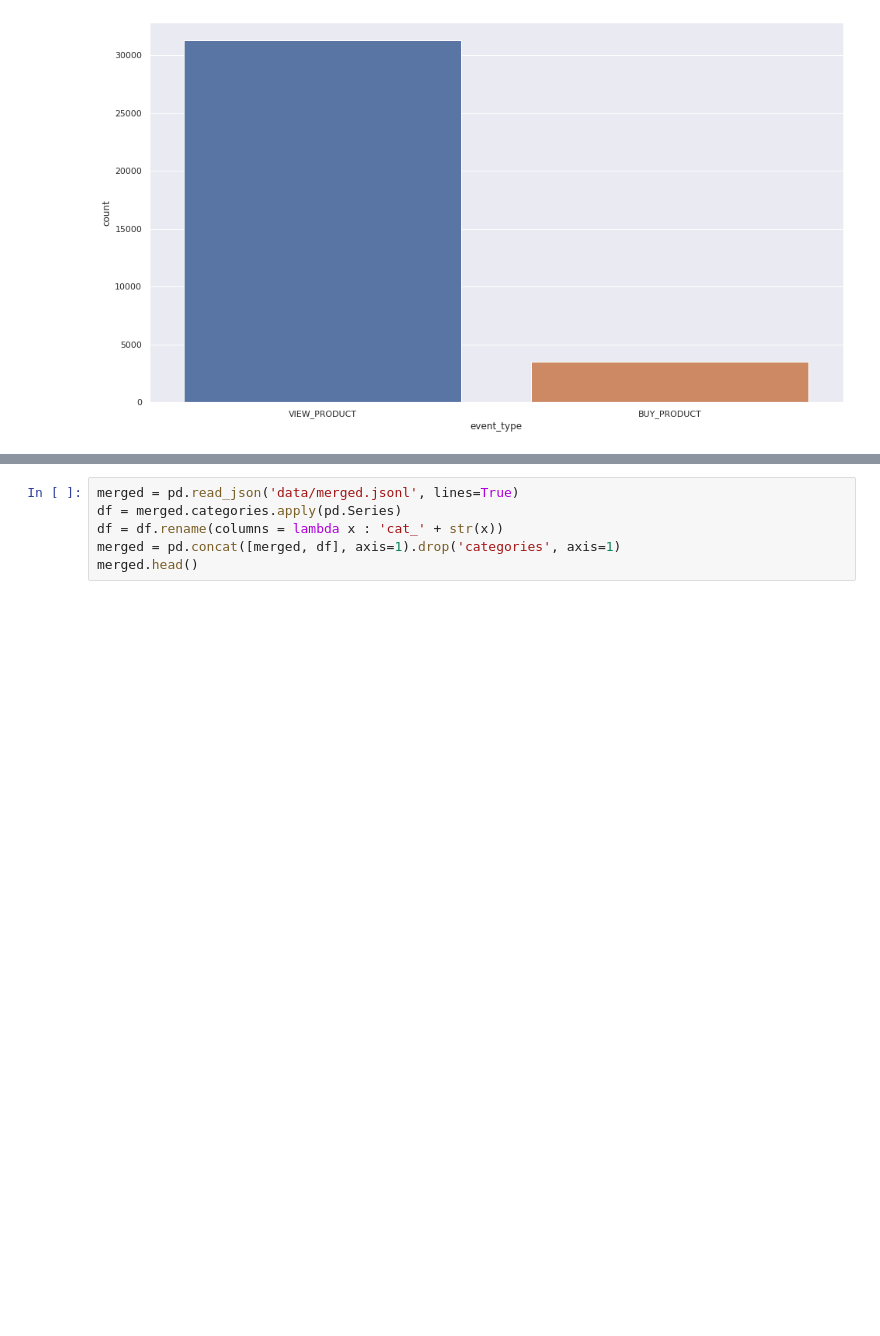
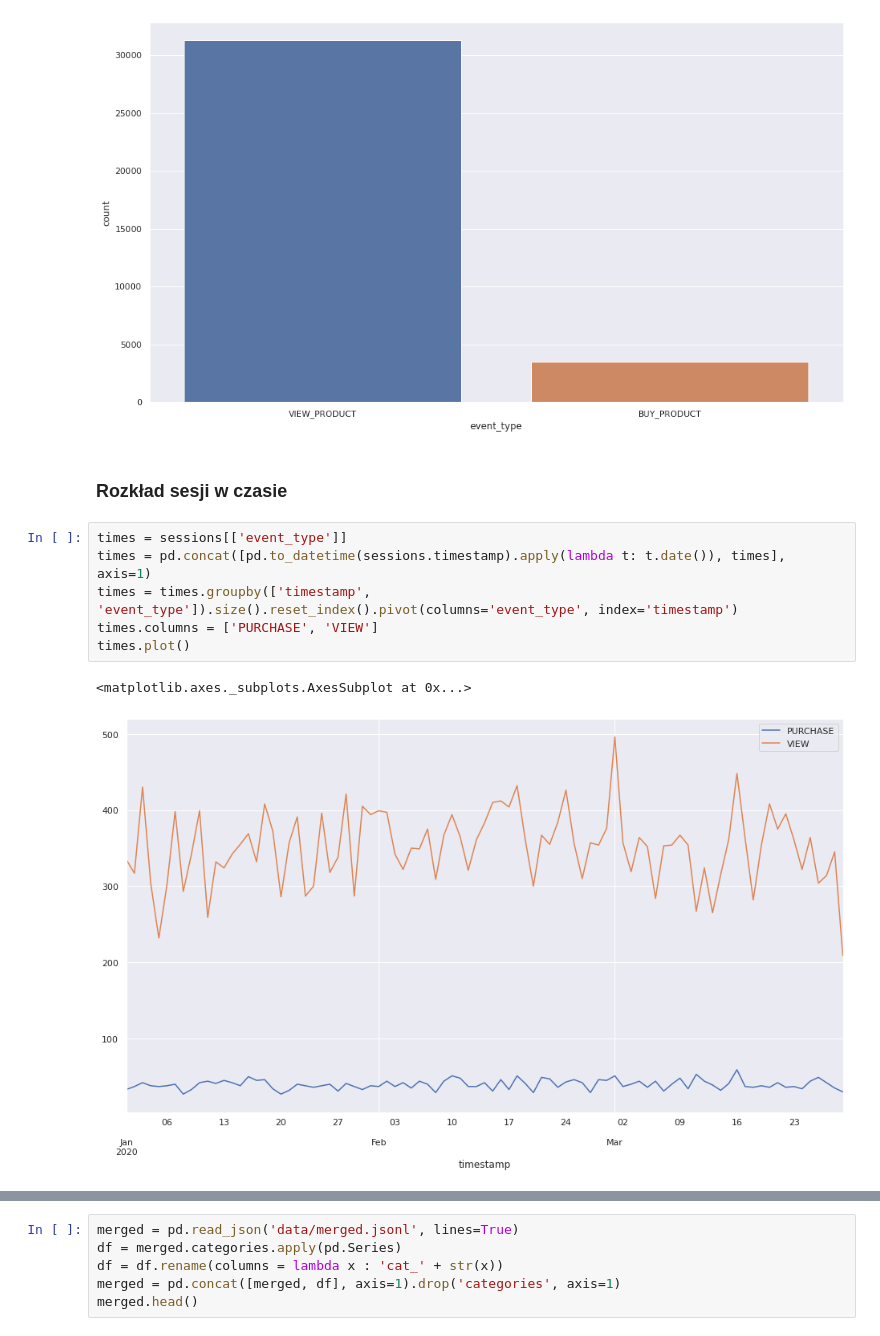
Before and after one commit to matkob/eshoppping, a Jupyter notebook: report.ipynb, the cells around one changed output, grey strips where cells are left out. Cells and saved outputs as stored; diff of their text form; blank space fills up the shorter version.

Commit message:
more plots in report

```diff
--- a/report.ipynb
+++ b/report.ipynb
@@ -73,3 +103,14 @@ sns.countplot(x='event_type', data=sessions)
 # %% [output]
 <matplotlib.axes._subplots.AxesSubplot at 0x...>
 [figure]
+# %% [markdown]
+### Rozkład sesji w czasie
+# %%
+times = sessions[['event_type']]
+times = pd.concat([pd.to_datetime(sessions.timestamp).apply(lambda t: t.date()), times], axis=1)
+times = times.groupby(['timestamp', 'event_type']).size().reset_index().pivot(columns='event_type', index='timestamp')
+times.columns = ['PURCHASE', 'VIEW']
+times.plot()
+# %% [output]
+<matplotlib.axes._subplots.AxesSubplot at 0x...>
+[figure, added]
```
Also changed, not shown: parts of 35 cells of this notebook.
